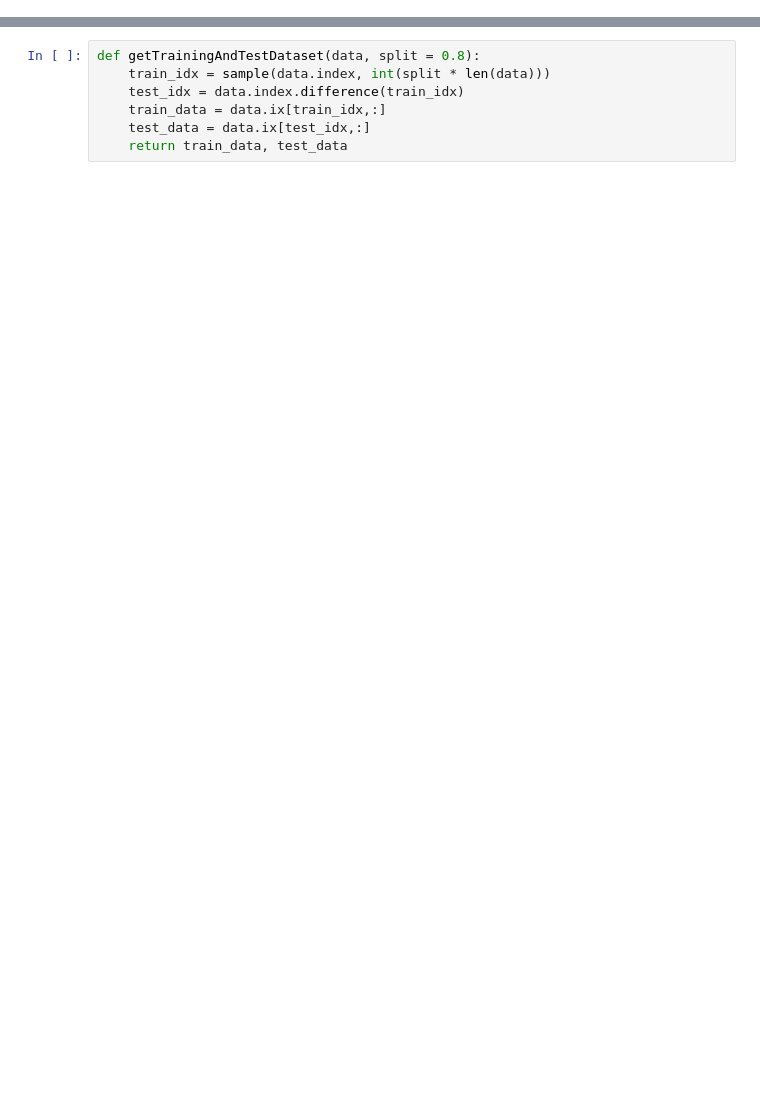
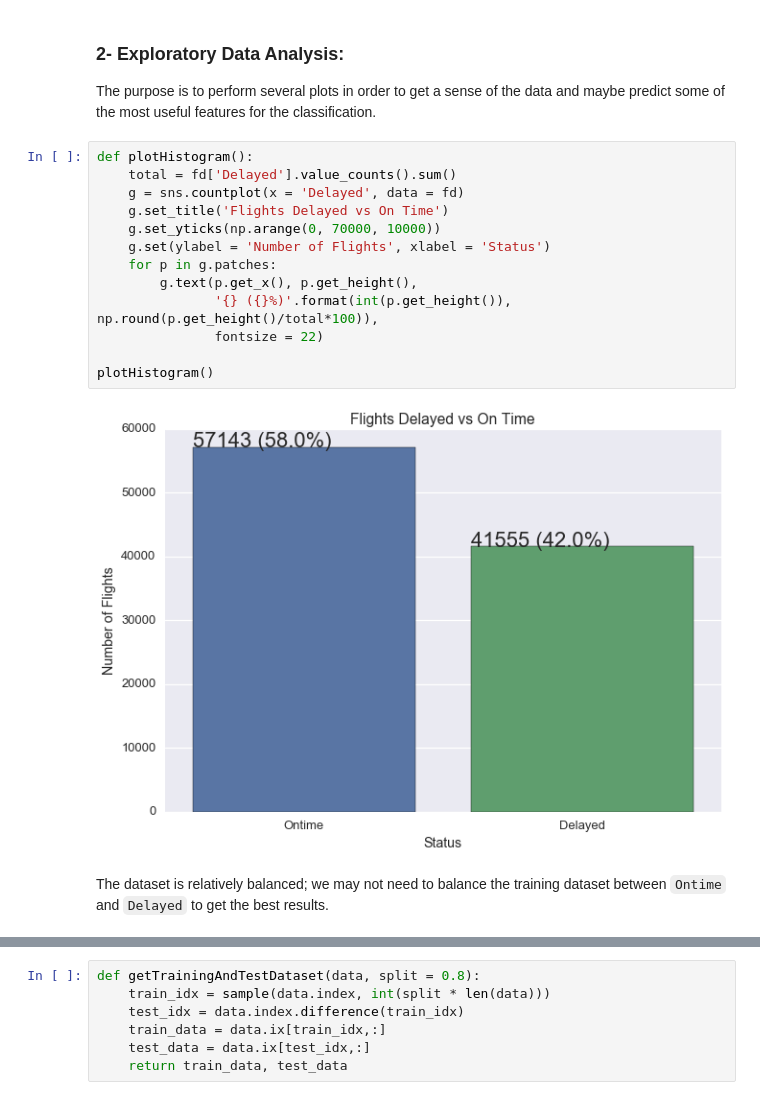
Before and after one commit to UrielTallon/Analytics, a Jupyter notebook: LogisticRegression.ipynb, the cells around one changed output, grey strips where cells are left out. Drawn from its saved outputs; the diff is of its cells as text; blank space fills up the shorter version.

```diff
--- a/LogisticRegression.ipynb
+++ b/LogisticRegression.ipynb
@@ -145,0 +147,21 @@ def dataProcess():
+# %% [markdown]
+### 2- Exploratory Data Analysis:
+
+The purpose is to perform several plots in order to get a sense of the data and maybe predict some of the most useful features for the classification.
+# %%
+def plotHistogram():
+    total = fd['Delayed'].value_counts().sum()
+    g = sns.countplot(x = 'Delayed', data = fd)
+    g.set_title('Flights Delayed vs On Time')
+    g.set_yticks(np.arange(0, 70000, 10000))
+    g.set(ylabel = 'Number of Flights', xlabel = 'Status')
+    for p in g.patches:
+        g.text(p.get_x(), p.get_height(),
+               '{} ({}%)'.format(int(p.get_height()), np.round(p.get_height()/total*100)),
+               fontsize = 22)
+
+plotHistogram()
+# %% [output]
+[figure, added]
+# %% [markdown]
+The dataset is relatively balanced; we may not need to balance the training dataset between `Ontime` and `Delayed` to get the best results.
```
Also changed, not shown: parts of 69 cells of this notebook, 1 other file.
